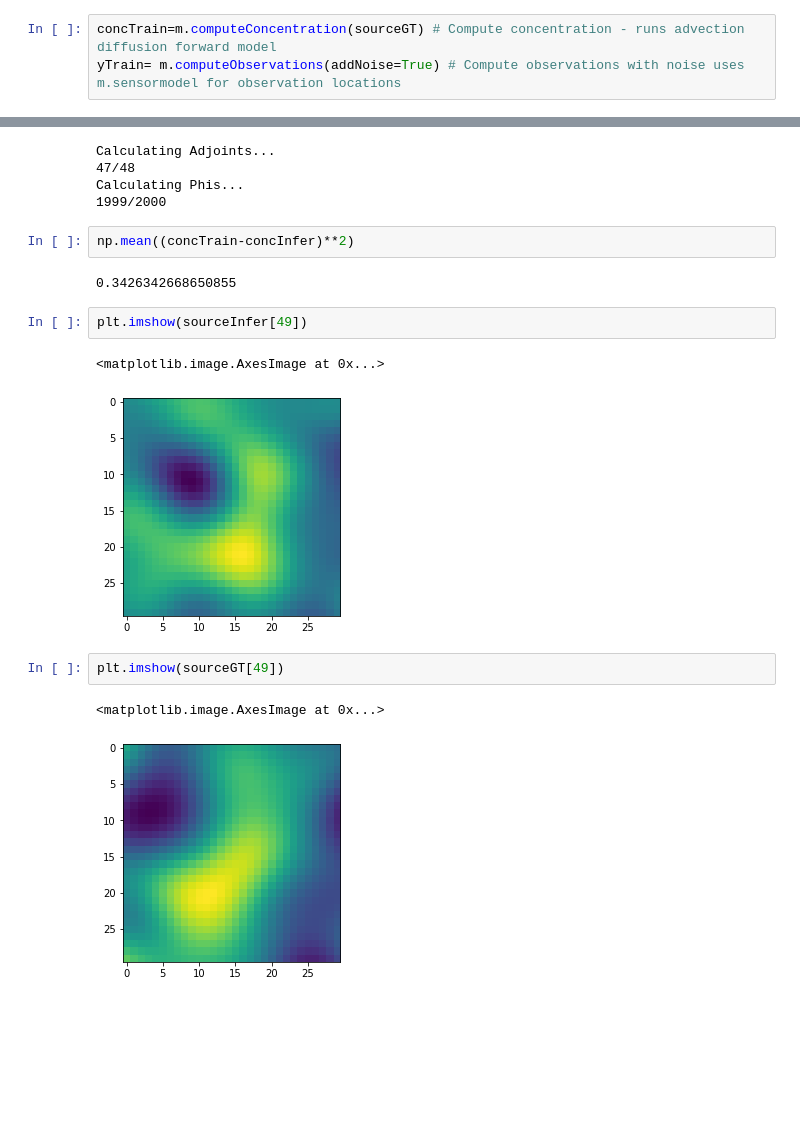
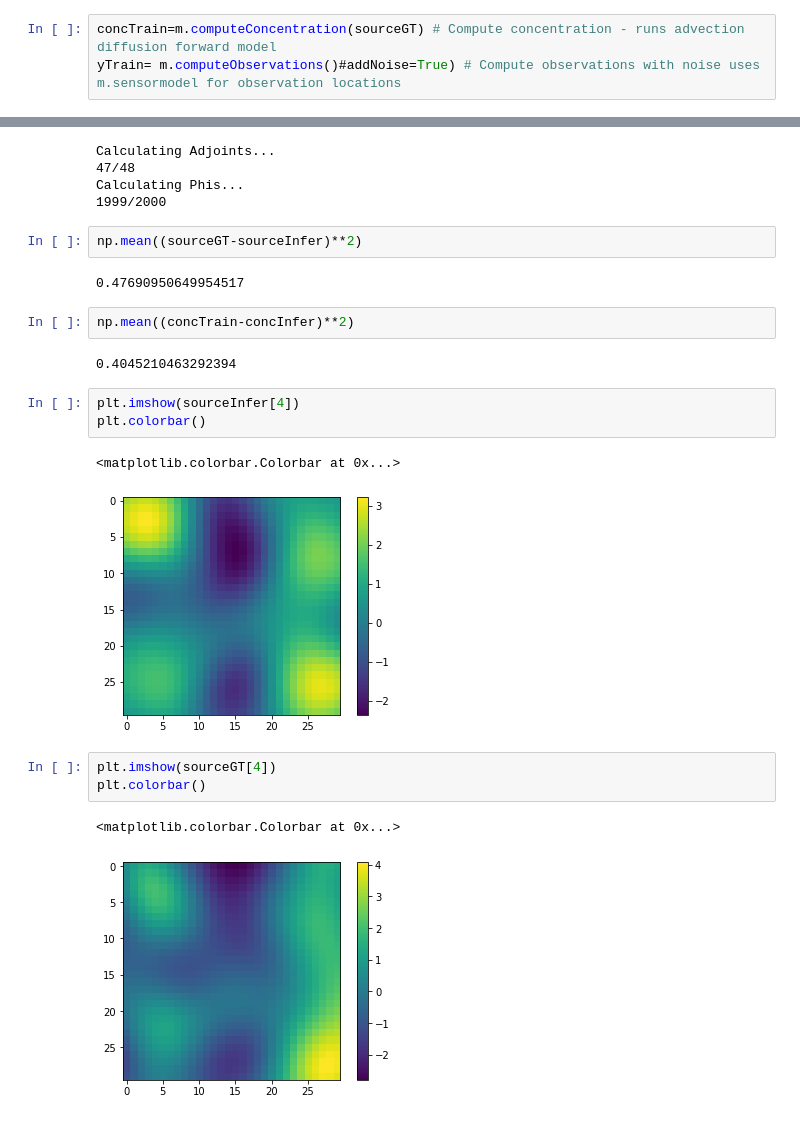
Before and after one commit to SheffieldML/advectionGP, a Jupyter notebook: jupyter/Untitled3.ipynb, the cells around one changed output, grey strips where cells are left out. Drawn from its saved outputs; the diff is of its cells as text; blank space fills up the shorter version.

```diff
--- a/jupyter/Untitled3.ipynb
+++ b/jupyter/Untitled3.ipynb
@@ -55,7 +55,7 @@ z=np.random.normal(0,1.0,N_feat) # Generate z to compute source
 sourceGT=(m.computeSourceFromPhi(z))# Compute source
 # %%
 concTrain=m.computeConcentration(sourceGT) # Compute concentration - runs advection diffusion forward model
-yTrain= m.computeObservations(addNoise=True) # Compute observations with noise uses m.sensormodel for observation locations
+yTrain= m.computeObservations()#addNoise=True) # Compute observations with noise uses m.sensormodel for observation locations
 # %%
 plt.imshow(concTrain[10])
 # %% [output]
@@ -76,19 +76,25 @@ Calculating Adjoints...
 47/48
 Calculating Phis...
 1999/2000
+# %%
+np.mean((sourceGT-sourceInfer)**2)
+# %% [output]
+0.47690950649954517
 # %%
 np.mean((concTrain-concInfer)**2)
 # %% [output]
-0.3426342668650855
+0.4045210463292394
 # %%
-plt.imshow(sourceInfer[49])
+plt.imshow(sourceInfer[4])
+plt.colorbar()
 # %% [output]
-<matplotlib.image.AxesImage at 0x...>
+<matplotlib.colorbar.Colorbar at 0x...>
-[figure, old version]
+[figure, new version]
 # %%
-plt.imshow(sourceGT[49])
+plt.imshow(sourceGT[4])
+plt.colorbar()
 # %% [output]
-<matplotlib.image.AxesImage at 0x...>
+<matplotlib.colorbar.Colorbar at 0x...>
-[figure, old version]
+[figure, new version]
 # %%
 plt.imshow(concInfer[49])
```
Also changed, not shown: parts of 3 cells of this notebook, 1 other file.
